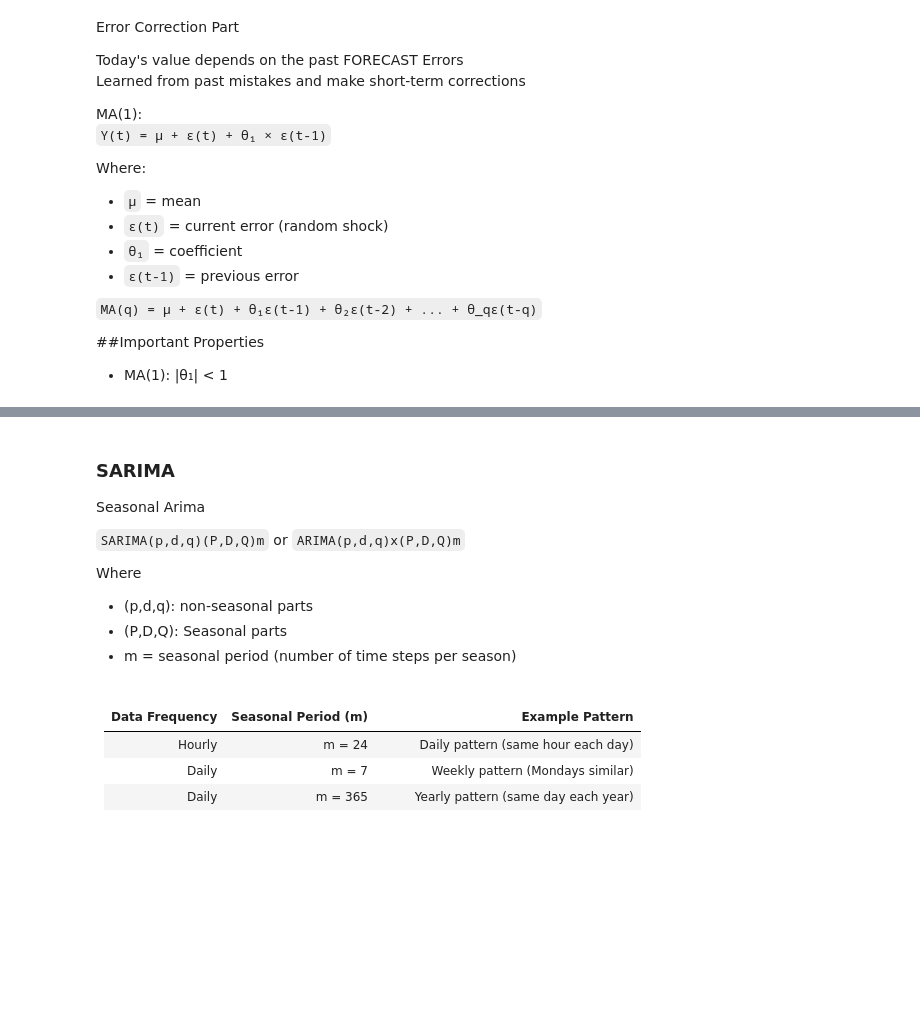
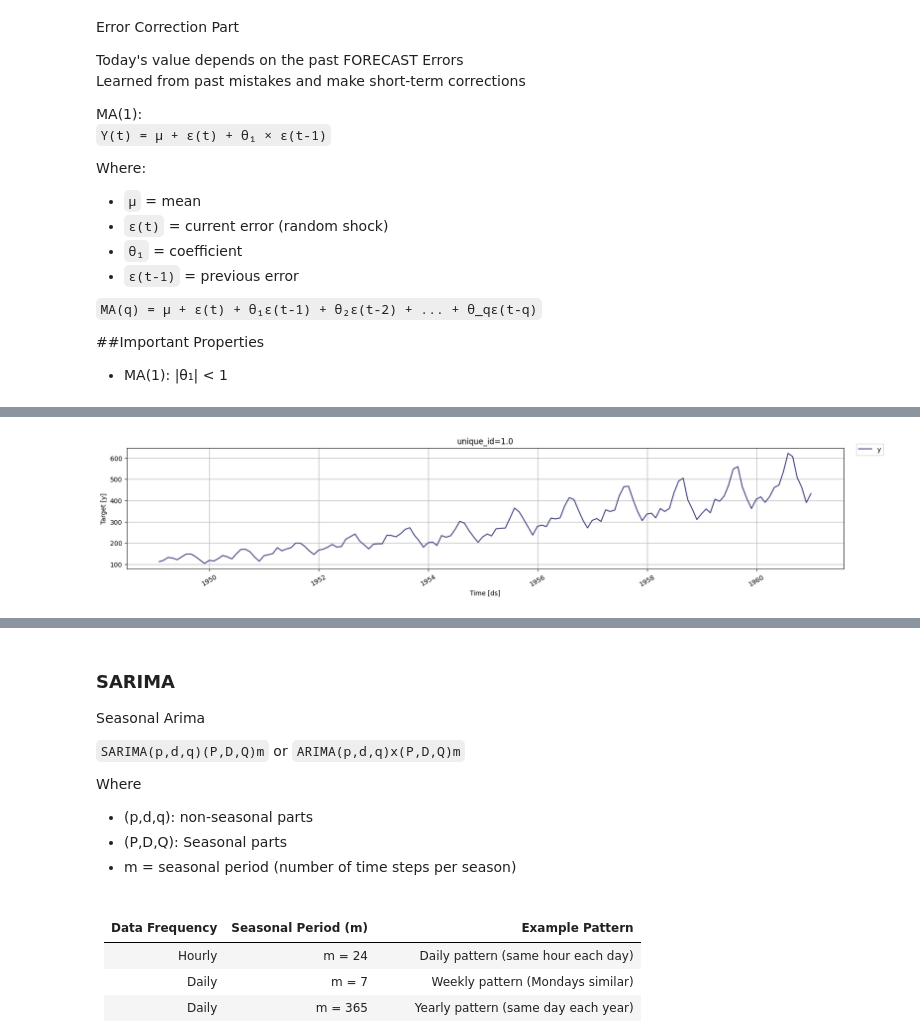
Before and after one commit to Nye1nChanSoe/time-series-analysis, a Jupyter notebook: tsa-basics/arima.ipynb, the cells around one changed output, grey strips where cells are left out. Cells and saved outputs as stored; diff of their text form; code cells hidden in the pictures; blank space fills up the shorter version.

```diff
--- a/tsa-basics/arima.ipynb
+++ b/tsa-basics/arima.ipynb
@@ -63,3 +63,17 @@ Where:
 
 ##Important Properties
  - MA(1): |θ₁| < 1
+# %%
+import pandas as pd
+import numpy as np
+import matplotlib.pyplot as plt
+
+from statsforecast import StatsForecast
+from statsforecast.utils import AirPassengersDF
+
+from statsmodels.graphics.tsaplots import plot_acf, plot_pacf
+
+plt.rcParams['axes.grid'] = True
+# %%
+df = AirPassengersDF
+df.head()
@@ -65,0 +87,5 @@ Where:
+# %%
+f = StatsForecast.plot(df)
+f
+# %% [output]
+[figure, added]
```
Also changed, not shown: parts of 12 cells of this notebook.
